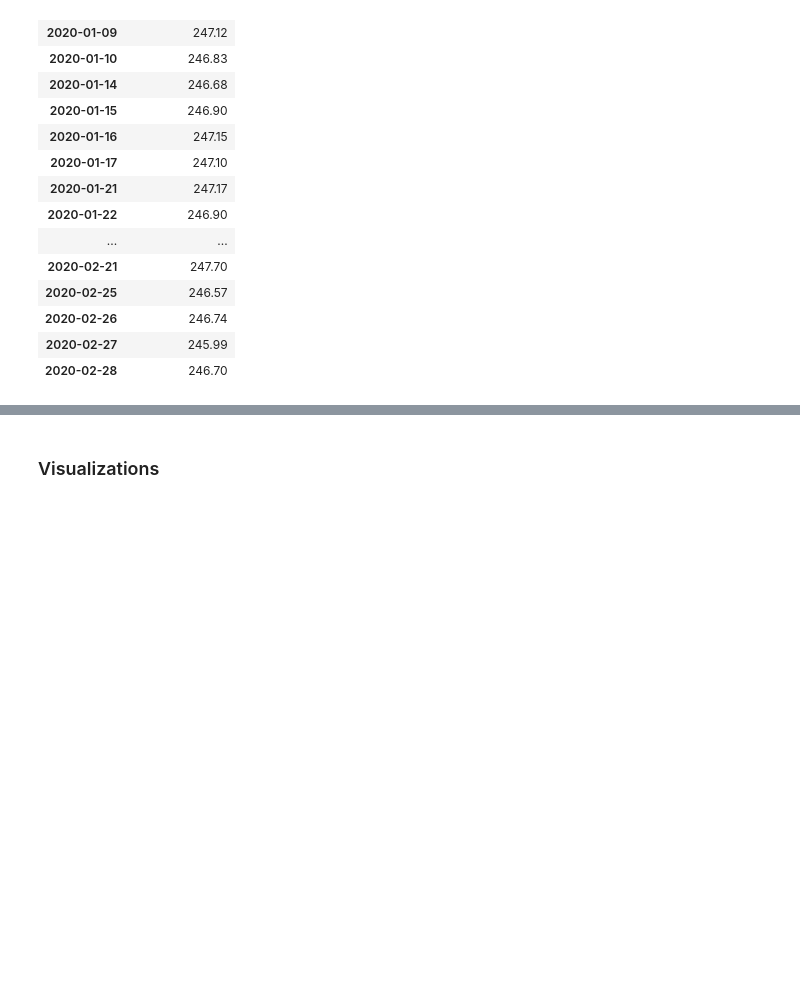
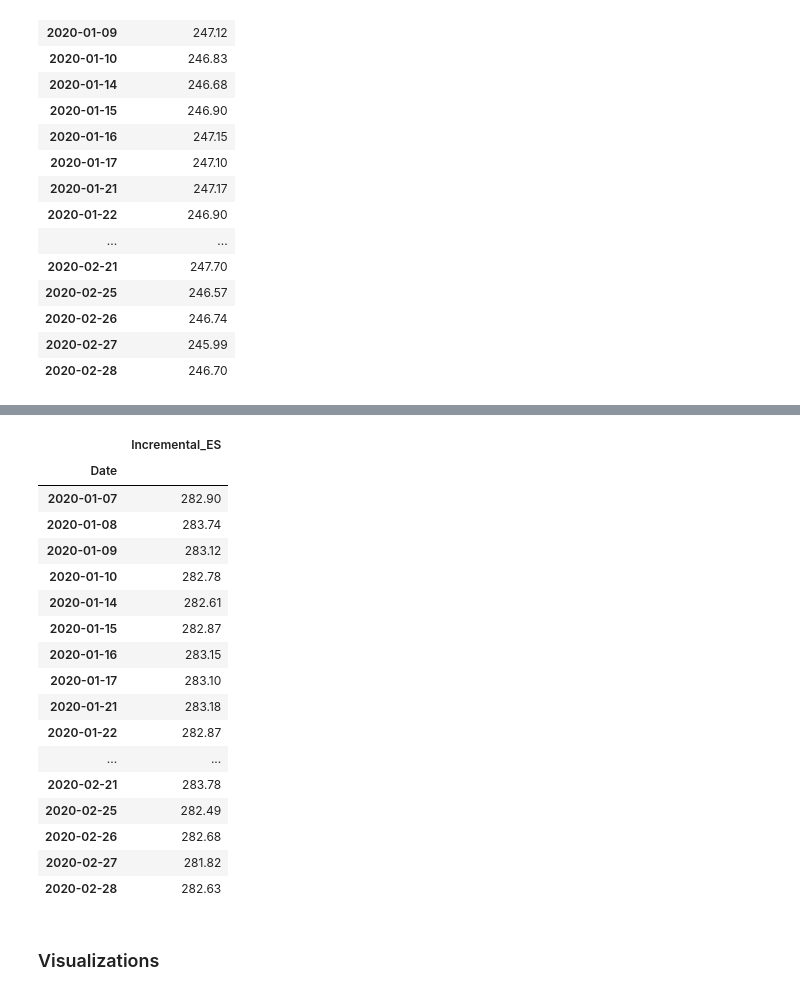
Before and after one commit to Alessandro-Dodon/pyvar, a Jupyter notebook: Functions/TestPortfolios.ipynb, the cells around one changed output, grey strips where cells are left out. Cells and saved outputs as stored; diff of their text form; code cells hidden in the pictures; blank space fills up the shorter version.

```diff
--- a/Functions/TestPortfolios.ipynb
+++ b/Functions/TestPortfolios.ipynb
@@ -192,3 +279,35 @@ ivar_series = pv.incremental_var(
+# %%
+# Define change in position
+change_vector = [0, 10000, 0, 0, 0]  # Increase Asset_B by 100 units
+
+# Compute and display Incremental VaR
+ies_series = ES.incremental_es(
+    position_data=position_data,
+    change_vector=change_vector,
+    confidence_level=0.99,
+    holding_period=1,
+    distribution="normal",
+    display_table=True
+)
+# %% [output]
+|  | Incremental_ES |
+| Date |  |
+| 2020-01-07 | 282.90 |
+| 2020-01-08 | 283.74 |
+| 2020-01-09 | 283.12 |
+| 2020-01-10 | 282.78 |
+| 2020-01-14 | 282.61 |
+| 2020-01-15 | 282.87 |
+| 2020-01-16 | 283.15 |
+| 2020-01-17 | 283.10 |
+| 2020-01-21 | 283.18 |
+| 2020-01-22 | 282.87 |
+| ... | ... |
+| 2020-02-21 | 283.78 |
+| 2020-02-25 | 282.49 |
+| 2020-02-26 | 282.68 |
+| 2020-02-27 | 281.82 |
+| 2020-02-28 | 282.63 |
 # %% [markdown]
 ### Visualizations
 # %%
```
Also changed, not shown: parts of 7 cells of this notebook, 7 other files.
